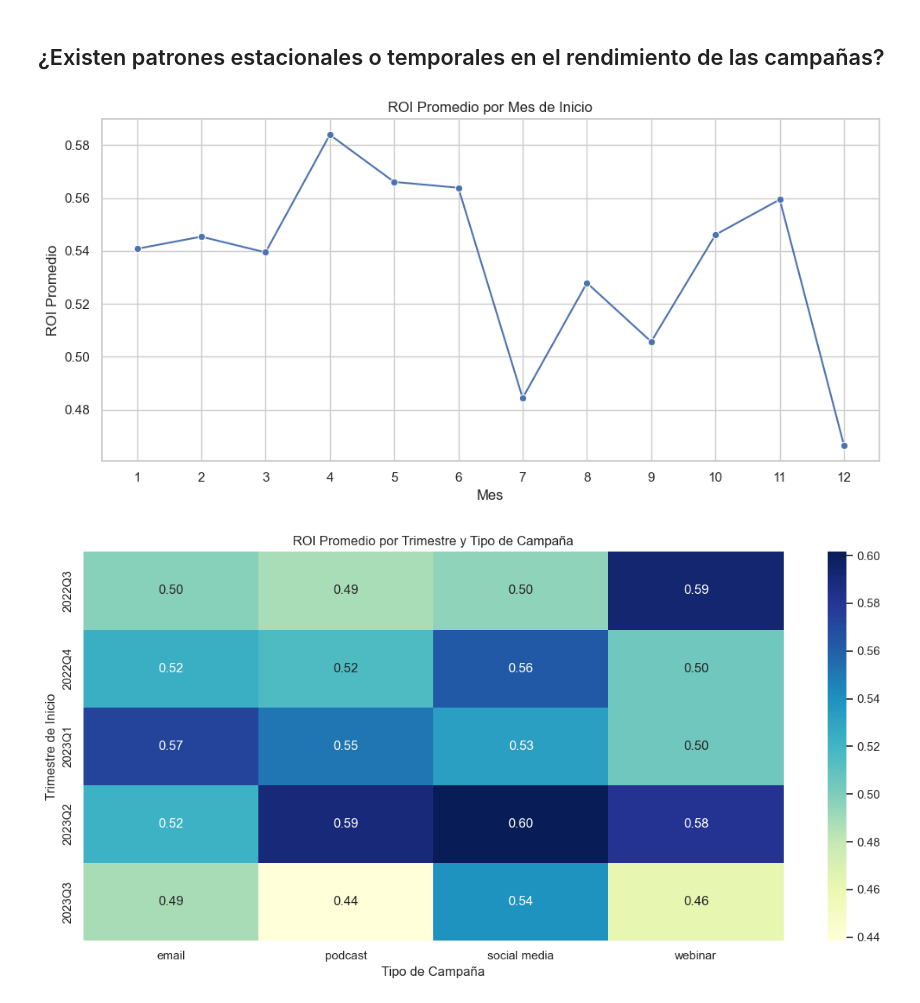
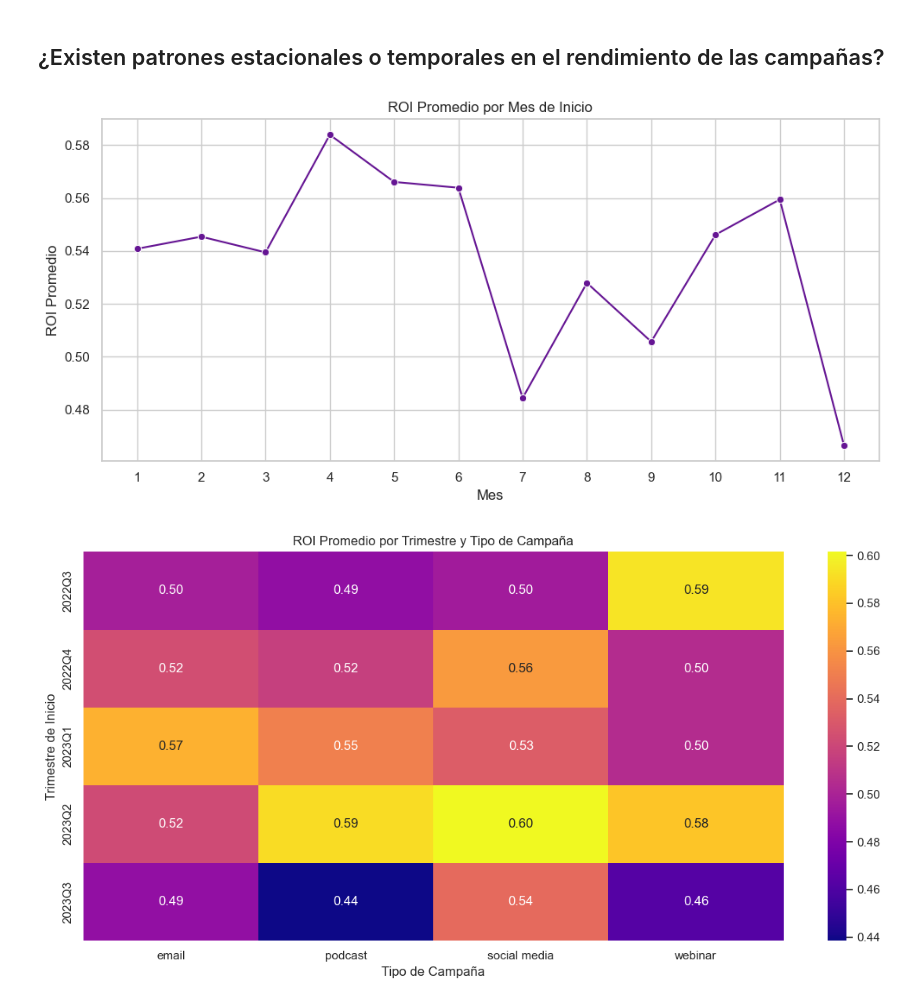
Before and after one commit to PabloBdL/Marketing, a Jupyter notebook: notebooks/02_data_analysis.ipynb, the cells around one changed output. Saved outputs shown, nothing was run; the diff lists cells and outputs as text; code cells hidden in the pictures.

```diff
--- a/notebooks/02_data_analysis.ipynb
+++ b/notebooks/02_data_analysis.ipynb
@@ -38,10 +50,12 @@ sns.set_theme(style="whitegrid")
 # Contar la frecuencia de cada canal de marketing
 channel_counts = df["channel"].value_counts()
 
+# Datos para la correcta visualización de gráficas y paleta de colores
 hue_channel = df["channel"].unique()
 hue_target = df["target_audience"].unique()
 hue_type = df["type"].unique()
-palette_colors = "viridis"
+palette_colors = "plasma"
+graph_color = ("#651593", "#a03b87", "#d17372", "#e3a34f")
 
 # Crear gráfico de barras para la frecuencia de uso de los canales
 plt.figure(figsize=(10, 5))
@@ -50,5 +64,6 @@ plt.xlabel("Canal de Marketing")
 plt.ylabel("Frecuencia de Uso")
 plt.title("Frecuencia de Uso por Canal de Marketing")
 plt.xticks(rotation=45)
+plt.savefig("../img/channel_frecuency.jpg")
 plt.show()
 # %% [output]
@@ -471,28 +629,31 @@ df["start_year"] = df["start_date"].dt.year
 monthly_roi = df.groupby("start_month")["roi"].mean().reset_index()
 
 plt.figure(figsize=(10, 5))
-sns.lineplot(data=monthly_roi, x="start_month", y="roi", marker="o")
+sns.lineplot(data=monthly_roi, x="start_month", y="roi", marker="o", color=graph_color[0])
 plt.title("ROI Promedio por Mes de Inicio")
 plt.xlabel("Mes")
 plt.ylabel("ROI Promedio")
 plt.xticks(range(1, 13))
 plt.tight_layout()
+plt.savefig("../img/ROI_monthDistribution.jpg")
 plt.show()
 # %% [output]
-[figure, old version]
+[figure, new version]
 # %%
 # Heatmap de ROI por trimestre y tipo de campaña
 quarter_type_roi = df.groupby(["start_quarter", "type"])["roi"].mean().unstack()
 
 plt.figure(figsize=(12, 6))
-sns.heatmap(quarter_type_roi, annot=True, fmt=".2f", cmap="YlGnBu")
+# sns.heatmap(quarter_type_roi, annot=True, fmt=".2f", cmap="YlGnBu")
+sns.heatmap(quarter_type_roi, annot=True, fmt=".2f", cmap=palette_colors)
 plt.title("ROI Promedio por Trimestre y Tipo de Campaña")
 plt.xlabel("Tipo de Campaña")
 plt.ylabel("Trimestre de Inicio")
 plt.tight_layout()
+plt.savefig("../img/ROI_quarterHeatmap.jpg")
 plt.show()
 # %% [output]
-[figure, old version]
+[figure, new version]
 # %%
 # Gráfico de líneas: ROI e Ingresos por trimestre ---
 # Calcular promedios por trimestre
```
Also changed, not shown: parts of 38 cells of this notebook, 26 other files.
